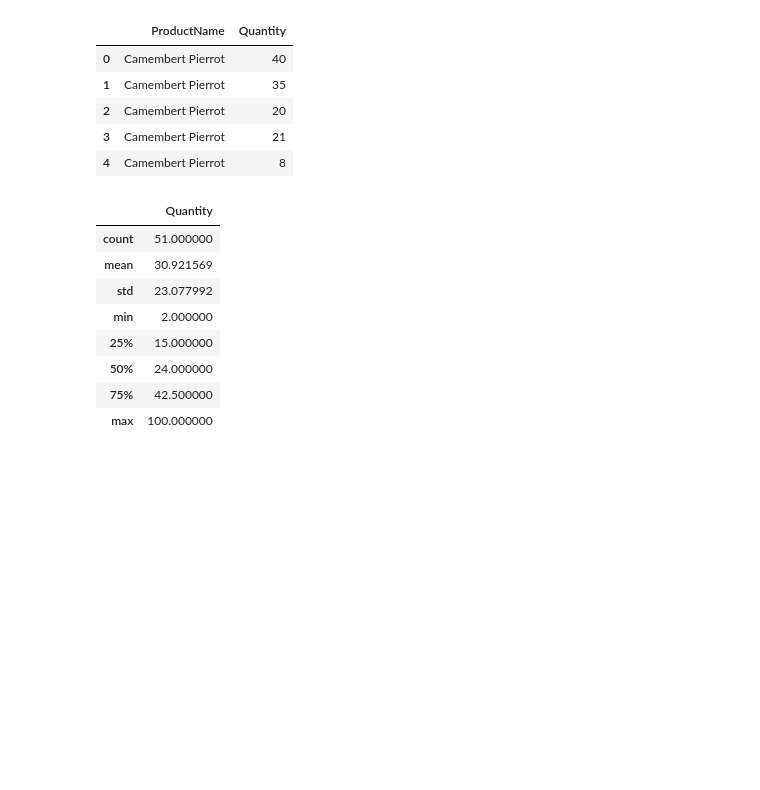
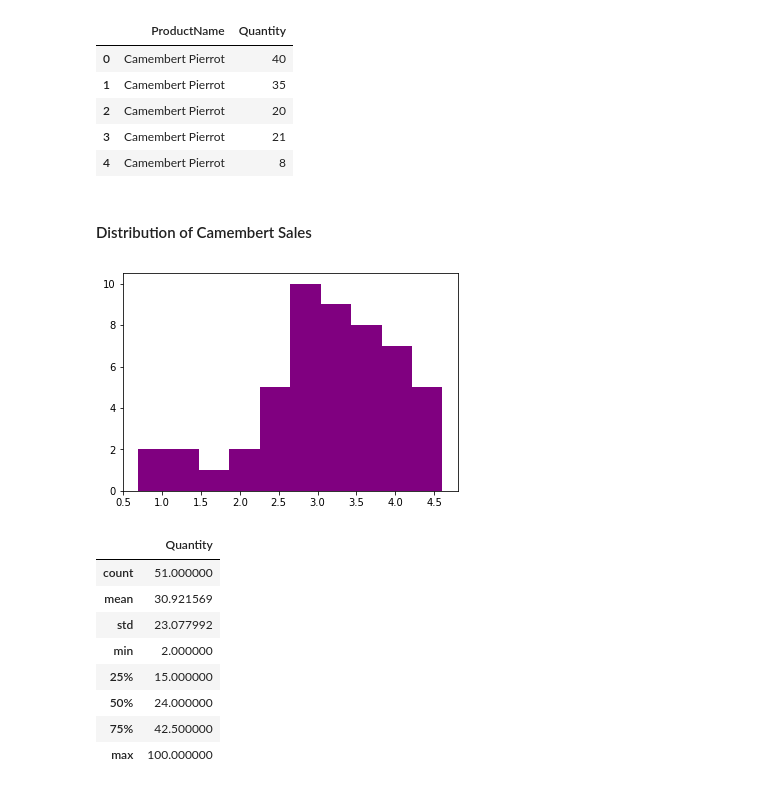
Before and after one commit to MagicMilly/dsc-2-final-project-online-ds-ft-100118, a Jupyter notebook: student.ipynb, the cells around one changed output. Drawn from its saved outputs; the diff is of its cells as text; code cells hidden in the pictures; blank space fills up the shorter version.

```diff
--- a/student.ipynb
+++ b/student.ipynb
@@ -481,6 +425,12 @@ camembert_sales.head()
 | 2 | Camembert Pierrot | 20 |
 | 3 | Camembert Pierrot | 21 |
 | 4 | Camembert Pierrot | 8 |
+# %% [markdown]
+#### Distribution of Camembert Sales
+# %%
+plt.hist(np.log(camembert_sales.Quantity), color='purple');
+# %% [output]
+[figure, added]
 # %%
 camembert_sales.describe()
 # %% [output]
```
Also changed, not shown: parts of 19 cells of this notebook, 1 other file.
